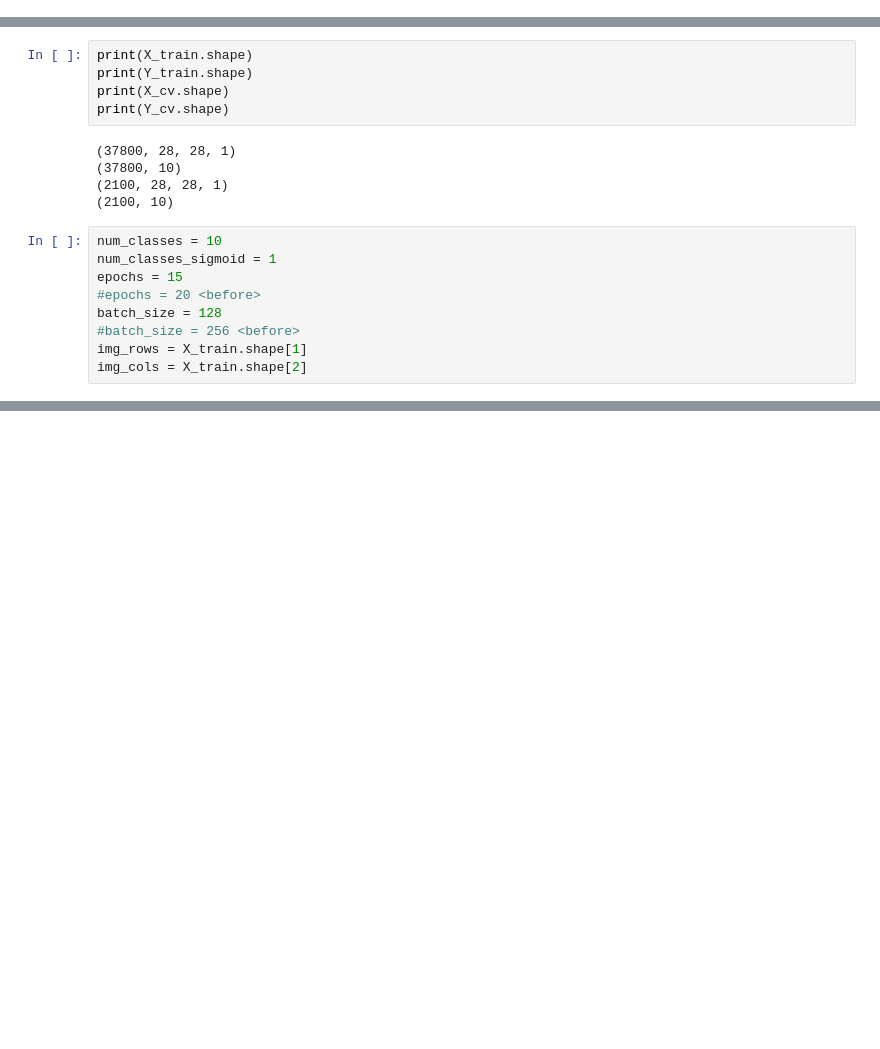
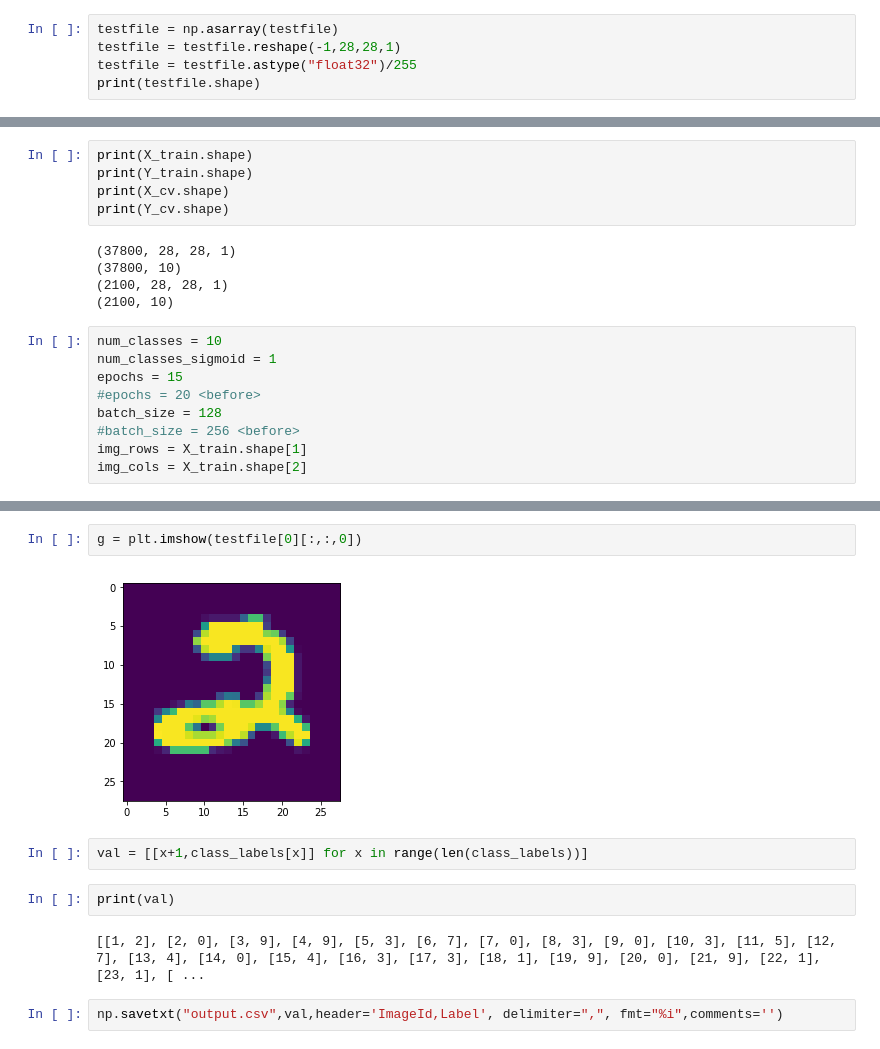
Before and after one commit to cybr17crwlr/X-Days-of-Deep-Learning, a Jupyter notebook: Digit Recognizer/Digit_Reco.ipynb, the cells around one changed output, grey strips where cells are left out. Drawn from its saved outputs; the diff is of its cells as text; blank space fills up the shorter version.

```diff
--- a/Digit Recognizer/Digit_Reco.ipynb
+++ b/Digit Recognizer/Digit_Reco.ipynb
@@ -20,3 +20,8 @@ testfile = pd.read_csv("test.csv")
 print(testfile.shape)
 # %% [output]
 (28000, 784)
+# %%
+testfile = np.asarray(testfile)
+testfile = testfile.reshape(-1,28,28,1)
+testfile = testfile.astype("float32")/255
+print(testfile.shape)
@@ -164,0 +181,12 @@ print(loss)
+# %%
+g = plt.imshow(testfile[0][:,:,0])
+# %% [output]
+[figure, added]
+# %%
+val = [[x+1,class_labels[x]] for x in range(len(class_labels))]
+# %%
+print(val)
+# %% [output]
+[[1, 2], [2, 0], [3, 9], [4, 9], [5, 3], [6, 7], [7, 0], [8, 3], [9, 0], [10, 3], [11, 5], [12, 7], [13, 4], [14, 0], [15, 4], [16, 3], [17, 3], [18, 1], [19, 9], [20, 0], [21, 9], [22, 1], [23, 1], [ ...
+# %%
+np.savetxt("output.csv",val,header='ImageId,Label', delimiter=",", fmt="%i",comments='')
```
Also changed, not shown: parts of 7 cells of this notebook.
